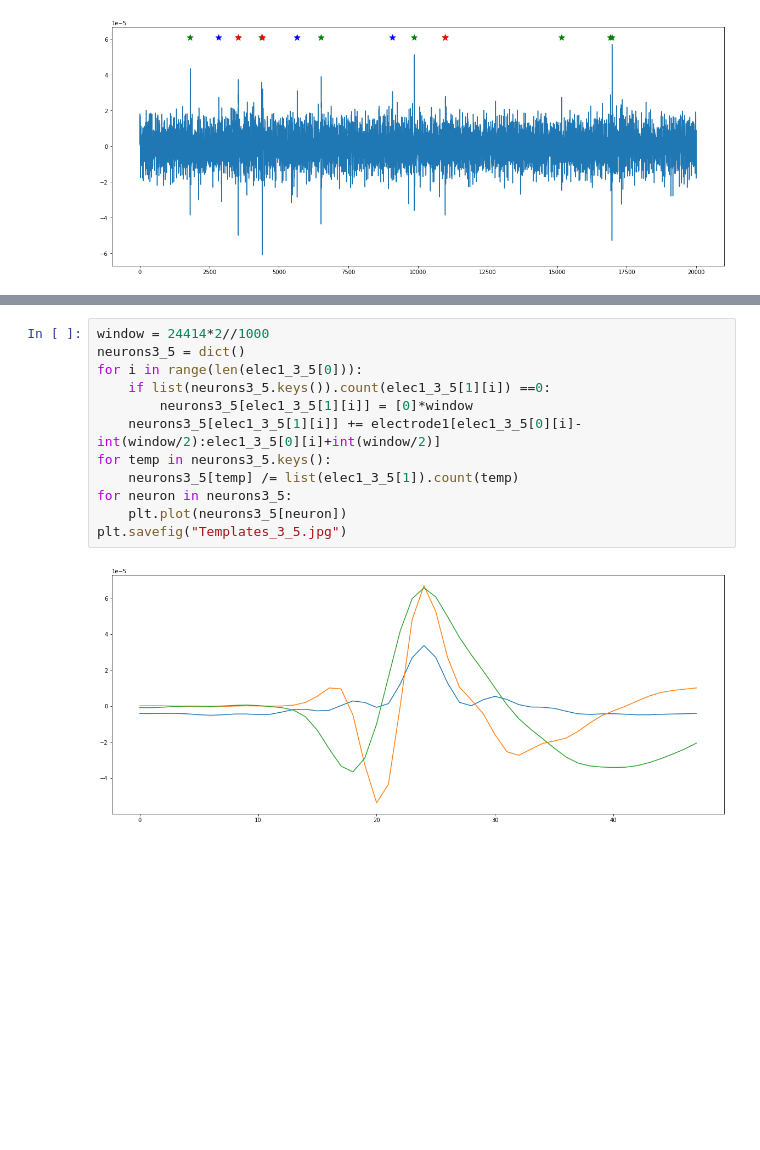
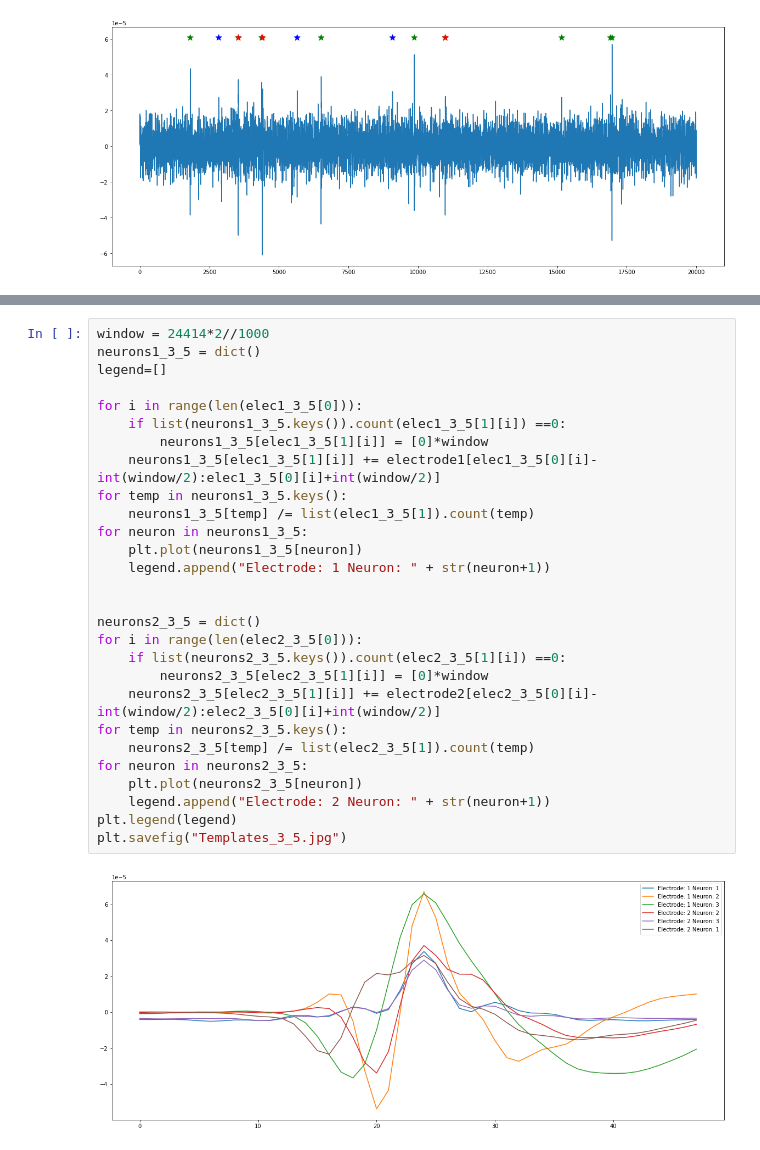
Before and after one commit to YoussefSha3rawy/SpikeRanking, a Jupyter notebook: Assignment3.ipynb, the cells around one changed output, grey strips where cells are left out. Cells and saved outputs as stored; diff of their text form; blank space fills up the shorter version.

Commit message:
Added electrode 2 spikes to sikes figures and generated images

```diff
--- a/Assignment3.ipynb
+++ b/Assignment3.ipynb
@@ -122,16 +122,32 @@ plt.savefig("DetectedSpikes_2_5.jpg")
 [figure]
 # %%
 window = 24414*2//1000
-neurons3_5 = dict()
+neurons1_3_5 = dict()
+legend=[]
+
 for i in range(len(elec1_3_5[0])):
-    if list(neurons3_5.keys()).count(elec1_3_5[1][i]) ==0:
-        neurons3_5[elec1_3_5[1][i]] = [0]*window
-    neurons3_5[elec1_3_5[1][i]] += electrode1[elec1_3_5[0][i]-int(window/2):elec1_3_5[0][i]+int(window/2)]
-for temp in neurons3_5.keys():
-    neurons3_5[temp] /= list(elec1_3_5[1]).count(temp)
-for neuron in neurons3_5:
-    plt.plot(neurons3_5[neuron])
+    if list(neurons1_3_5.keys()).count(elec1_3_5[1][i]) ==0:
+        neurons1_3_5[elec1_3_5[1][i]] = [0]*window
+    neurons1_3_5[elec1_3_5[1][i]] += electrode1[elec1_3_5[0][i]-int(window/2):elec1_3_5[0][i]+int(window/2)]
+for temp in neurons1_3_5.keys():
+    neurons1_3_5[temp] /= list(elec1_3_5[1]).count(temp)
+for neuron in neurons1_3_5:
+    plt.plot(neurons1_3_5[neuron])
+    legend.append("Electrode: 1 Neuron: " + str(neuron+1))
+
+
+neurons2_3_5 = dict()
+for i in range(len(elec2_3_5[0])):
+    if list(neurons2_3_5.keys()).count(elec2_3_5[1][i]) ==0:
+        neurons2_3_5[elec2_3_5[1][i]] = [0]*window
+    neurons2_3_5[elec2_3_5[1][i]] += electrode2[elec2_3_5[0][i]-int(window/2):elec2_3_5[0][i]+int(window/2)]
+for temp in neurons2_3_5.keys():
+    neurons2_3_5[temp] /= list(elec2_3_5[1]).count(temp)
+for neuron in neurons2_3_5:
+    plt.plot(neurons2_3_5[neuron])
+    legend.append("Electrode: 2 Neuron: " + str(neuron+1))
+plt.legend(legend)
 plt.savefig("Templates_3_5.jpg")
 # %% [output]
-[figure, old version]
+[figure, new version]
 # %%
```
Also changed, not shown: parts of 2 cells of this notebook, 11 other files.
